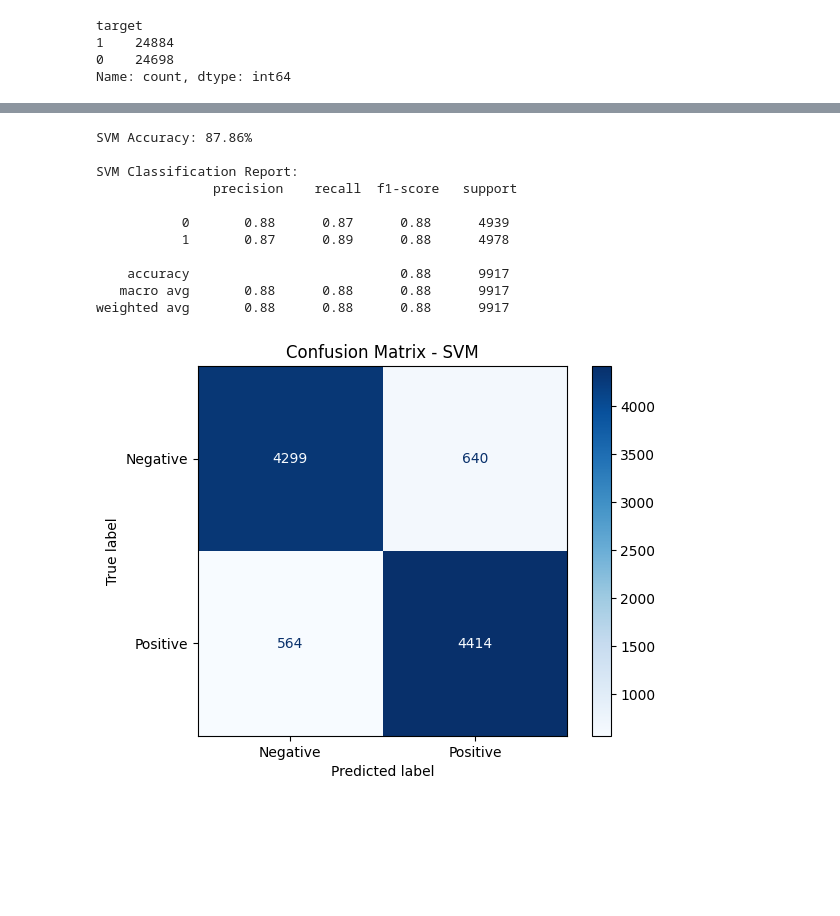
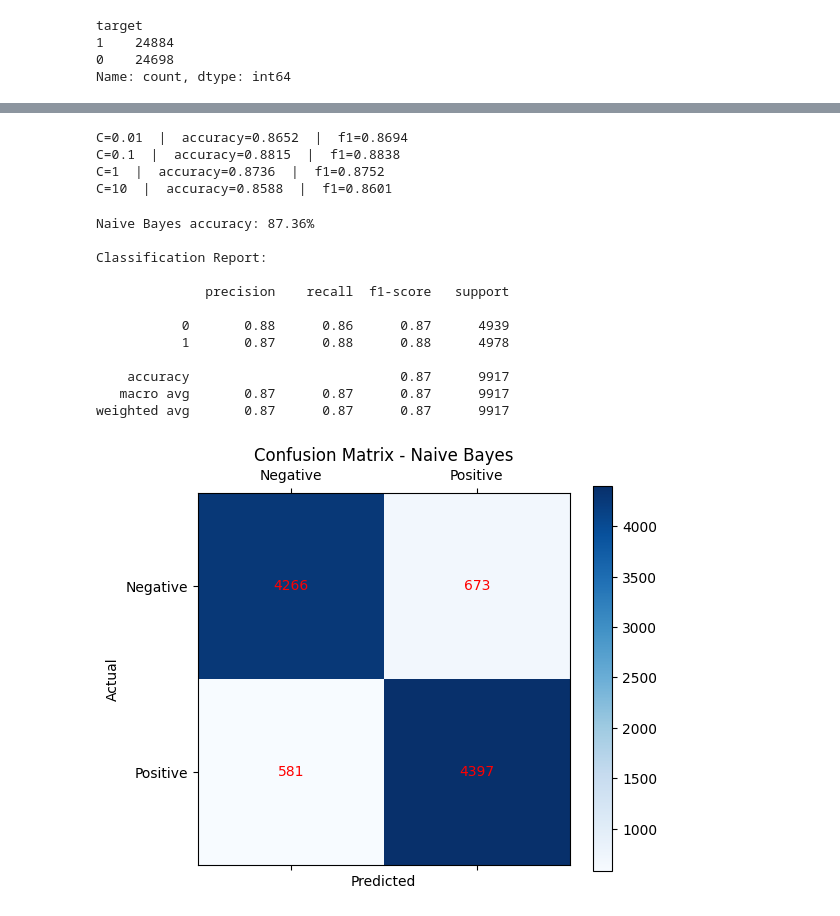
Before and after one commit to tamarasap/Sentiment-analysis, a Jupyter notebook: SVM.ipynb, the cells around one changed output, grey strips where cells are left out. Saved outputs shown, nothing was run; the diff lists cells and outputs as text; code cells hidden in the pictures; blank space fills up the shorter version.

```diff
--- a/SVM.ipynb
+++ b/SVM.ipynb
@@ -160,7 +164,7 @@ tokenized_review.iloc[5]
 tfidf = TfidfVectorizer(
     stop_words='english',
     tokenizer=token.tokenize,
-    max_features=5000
+    max_features=5000,token_pattern=None
 )
 # %%
 text_tfidf = tfidf.fit_transform(data['review_cl'])
@@ -168,31 +172,69 @@ text_tfidf = tfidf.fit_transform(data['review_cl'])
 X = text_tfidf
 y = data['target']
 X_train, X_test, y_train, y_test = train_test_split(X, y, test_size=0.2, random_state=42)
+# %%
+Cs = [0.01, 0.1, 1, 10]
+rez = []
+
+for C in Cs:
+    svm = LinearSVC(C=C, max_iter=5000)
+    svm.fit(X_train, y_train)
+    y_pred = svm.predict(X_test)
+
+    rez.append({
+        "C": C,
+        "accuracy": accuracy_score(y_test, y_pred),
+        "f1": f1_score(y_test, y_pred)
+    })
+
+for r in rez:
+    print(f"C={r['C']}  |  accuracy={r['accuracy']:.4f}  |  f1={r['f1']:.4f}")
+# %% [output]
+C=0.01  |  accuracy=0.8652  |  f1=0.8694
+C=0.1  |  accuracy=0.8815  |  f1=0.8838
+C=1  |  accuracy=0.8736  |  f1=0.8752
+C=10  |  accuracy=0.8588  |  f1=0.8601
 # %%
 svm = LinearSVC(max_iter=1000)
 svm.fit(X_train, y_train)
 
 svm_pred = svm.predict(X_test)
 
-print(f"SVM Accuracy: {accuracy_score(y_test, svm_pred)*100:.2f}%")
-print("\nSVM Classification Report:\n", classification_report(y_test, svm_pred))
+accuracy = accuracy_score(y_test, svm_pred)
+print("Naive Bayes accuracy:", "{:04.2f}".format(accuracy * 100) + "%\n")
 
+print("Classification Report:\n")
+print(classification_report(y_test, svm_pred))
 cm = confusion_matrix(y_test, svm_pred)
 
-disp = ConfusionMatrixDisplay(confusion_matrix=cm,display_labels=["Negative", "Positive"])
-disp.plot(cmap="Blues")
-plt.title("Confusion Matrix - SVM")
+fig, ax = plt.subplots(figsize=(6,5))
+cax = ax.matshow(cm, cmap=plt.cm.Blues)
+plt.title('Confusion Matrix - Naive Bayes')
+fig.colorbar(cax)
+
+ax.set_xticks([0,1])
+ax.set_yticks([0,1])
+ax.set_xticklabels(['Negative', 'Positive'])
+ax.set_yticklabels(['Negative', 'Positive'])
+plt.xlabel('Predicted')
+plt.ylabel('Actual')
+
+for i in range(cm.shape[0]):
+    for j in range(cm.shape[1]):
+        ax.text(j, i, str(cm[i,j]), va='center', ha='center', color='red')
+
 plt.show()
 # %% [output]
-SVM Accuracy: 87.86%
+Naive Bayes accuracy: 87.36%
 
-SVM Classification Report:
-               precision    recall  f1-score   support
+Classification Report:
 
-           0       0.88      0.87      0.88      4939
-           1       0.87      0.89      0.88      4978
+              precision    recall  f1-score   support
 
-    accuracy                           0.88      9917
-   macro avg       0.88      0.88      0.88      9917
-weighted avg       0.88      0.88      0.88      9917
+           0       0.88      0.86      0.87      4939
+           1       0.87      0.88      0.88      4978
+
+    accuracy                           0.87      9917
+   macro avg       0.87      0.87      0.87      9917
+weighted avg       0.87      0.87      0.87      9917
-[figure, old version]
+[figure, new version]
```
Also changed, not shown: parts of 10 cells of this notebook.
